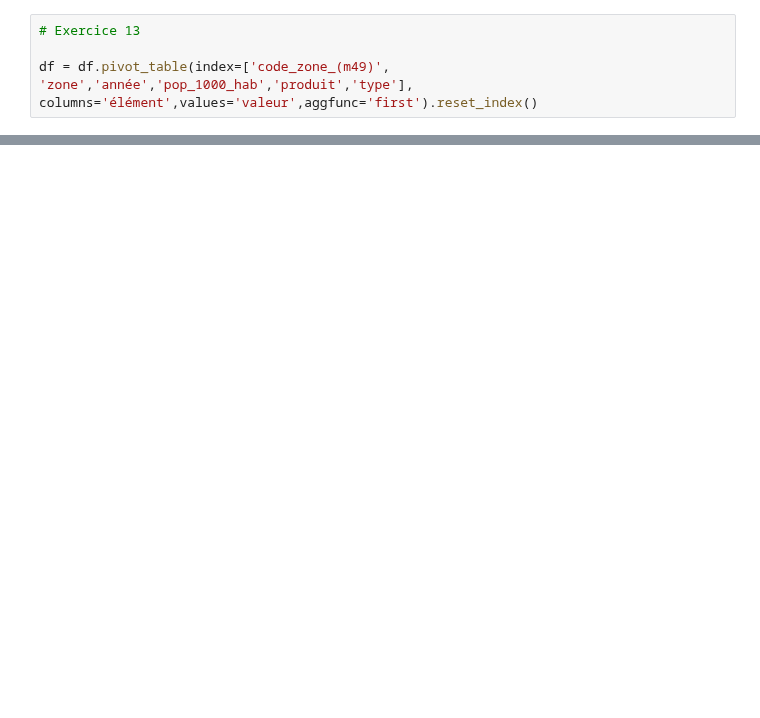
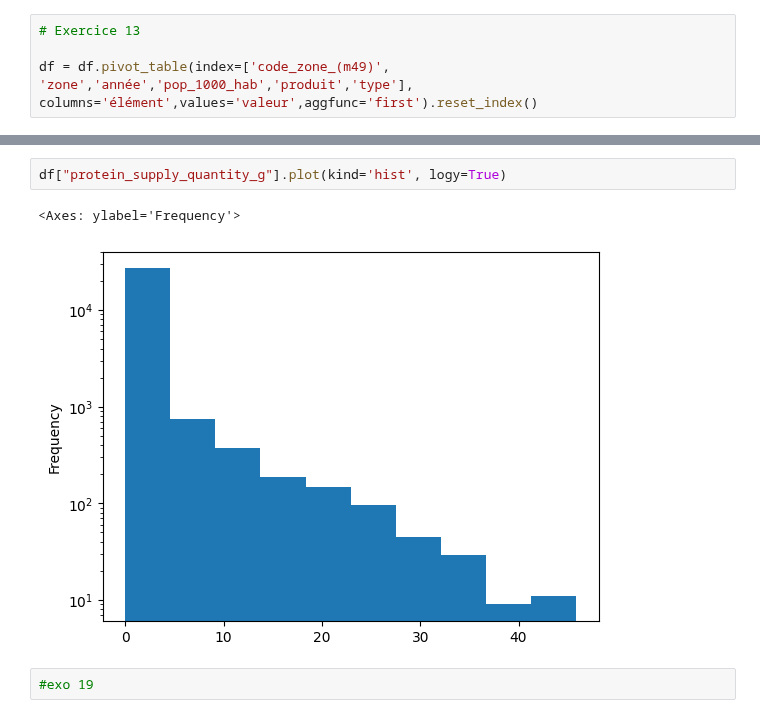
Before and after one commit to Melobgn/Brief-pandas-SEM, a Jupyter notebook: df_final.ipynb, the cells around one changed output, grey strips where cells are left out. Drawn from its saved outputs; the diff is of its cells as text; blank space fills up the shorter version.

```diff
--- a/df_final.ipynb
+++ b/df_final.ipynb
@@ -151,0 +378,7 @@ df_geo.rename(columns={'code_zone_(m49)': 'area_country','zone': 'country','ann
+# %%
+df["protein_supply_quantity_g"].plot(kind='hist', logy=True)
+# %% [output]
+<Axes: ylabel='Frequency'>
+[figure, added]
+# %%
+#exo 19
```
Also changed, not shown: parts of 40 cells of this notebook, 28 other files.
